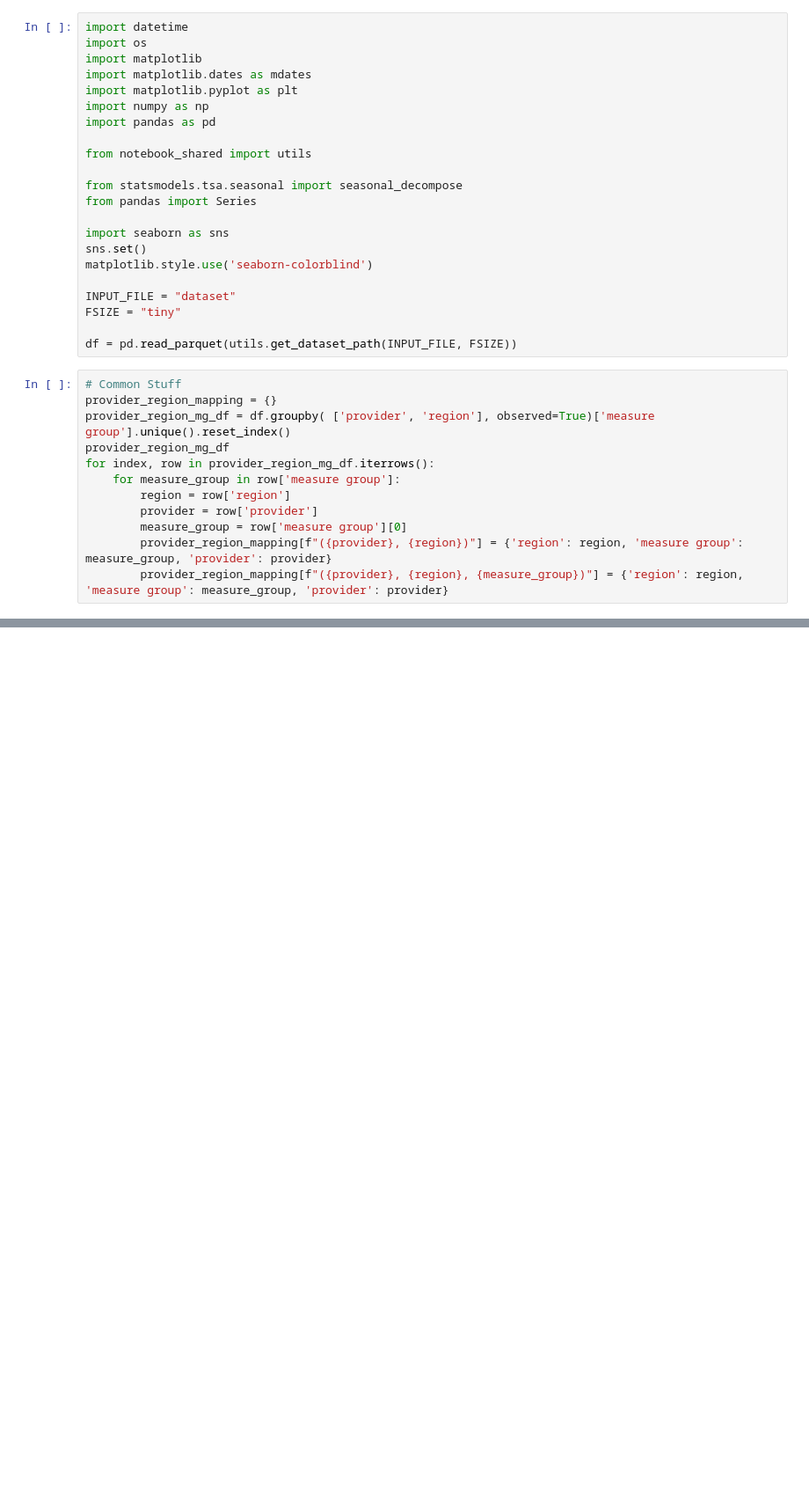
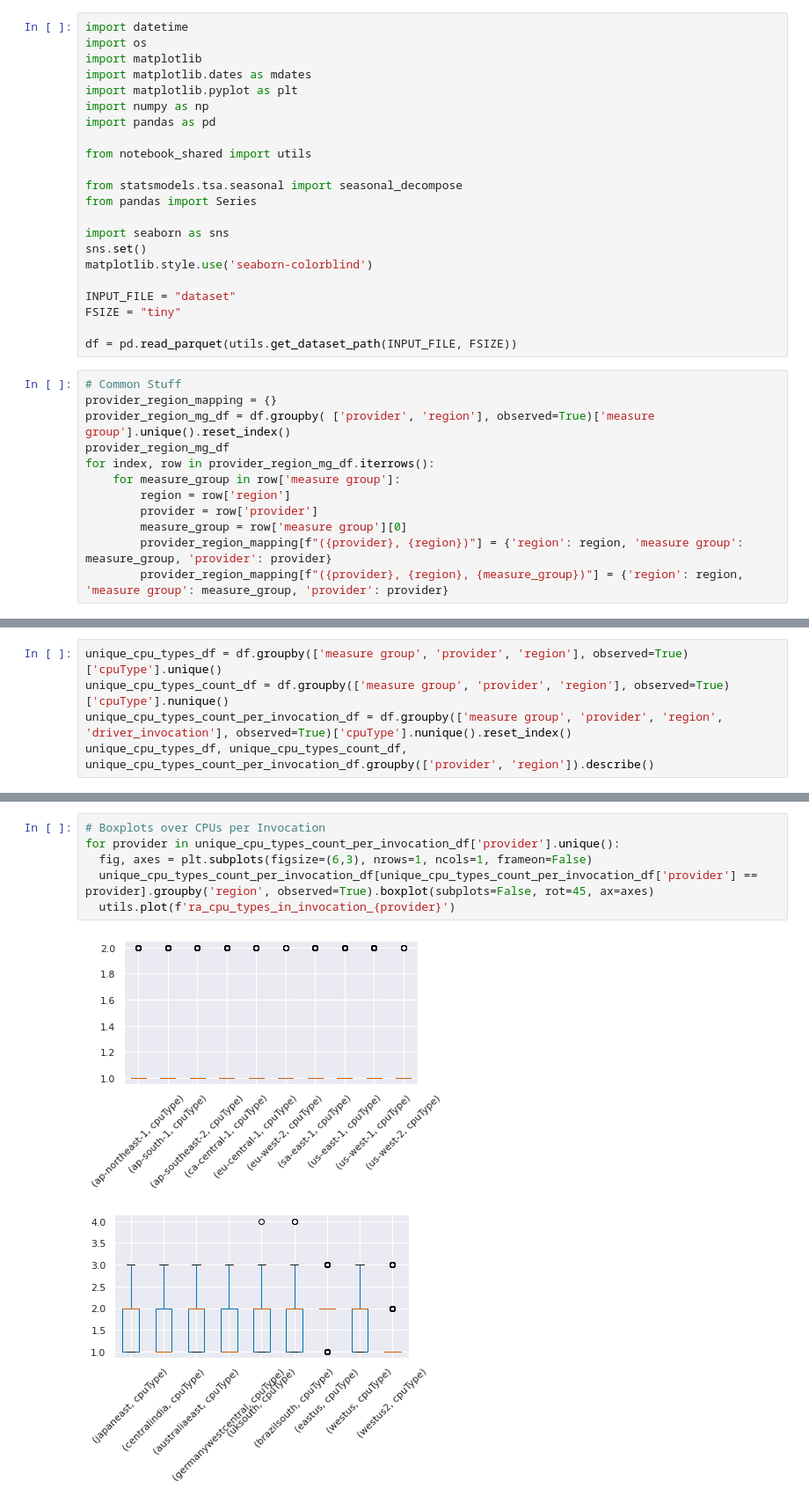
Before and after one commit to l8518/geot-faas, a Jupyter notebook: 020_region_analysis.ipynb, the cells around one changed output, grey strips where cells are left out. Shown at 88% size. Drawn from its saved outputs; the diff is of its cells as text; blank space fills up the shorter version.

```diff
--- a/020_region_analysis.ipynb
+++ b/020_region_analysis.ipynb
@@ -97,0 +145,5 @@ GCP
+# %%
+unique_cpu_types_df = df.groupby(['measure group', 'provider', 'region'], observed=True)['cpuType'].unique()
+unique_cpu_types_count_df = df.groupby(['measure group', 'provider', 'region'], observed=True)['cpuType'].nunique()
+unique_cpu_types_count_per_invocation_df = df.groupby(['measure group', 'provider', 'region', 'driver_invocation'], observed=True)['cpuType'].nunique().reset_index()
+unique_cpu_types_df, unique_cpu_types_count_df, unique_cpu_types_count_per_invocation_df.groupby(['provider', 'region']).describe()
@@ -97,0 +168,9 @@ GCP
+# %%
+# Boxplots over CPUs per Invocation
+for provider in unique_cpu_types_count_per_invocation_df['provider'].unique():
+  fig, axes = plt.subplots(figsize=(6,3), nrows=1, ncols=1, frameon=False)
+  unique_cpu_types_count_per_invocation_df[unique_cpu_types_count_per_invocation_df['provider'] == provider].groupby('region', observed=True).boxplot(subplots=False, rot=45, ax=axes)
+  utils.plot(f'ra_cpu_types_in_invocation_{provider}')
+# %% [output]
+[figure, added]
+[figure, added]
```
Also changed, not shown: parts of 8 cells of this notebook, 12 other files.
